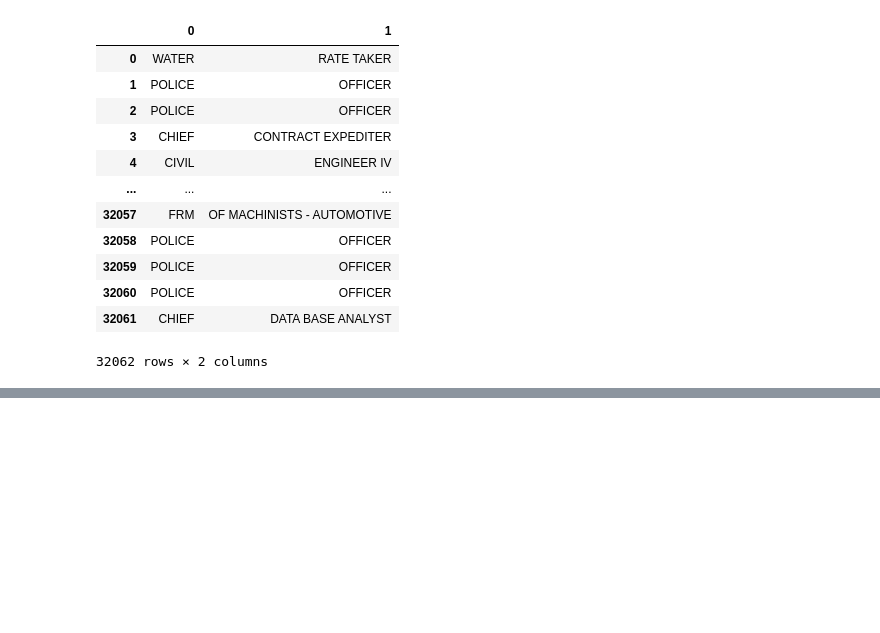
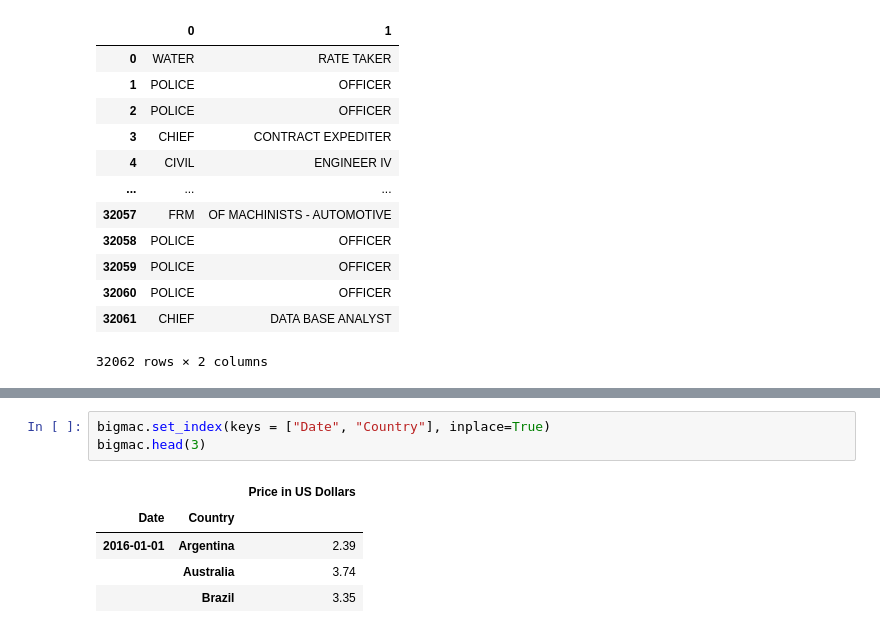
Before and after one commit to Droguigs/Pandas, a Jupyter notebook: notebook/Untitled.ipynb, the cells around one changed output, grey strips where cells are left out. Drawn from its saved outputs; the diff is of its cells as text; blank space fills up the shorter version.

```diff
--- a/notebook/Untitled.ipynb
+++ b/notebook/Untitled.ipynb
@@ -319,0 +377,9 @@ chicago["Position Title"].str.split(" ", expand = True, n = 1)
+# %%
+bigmac.set_index(keys = ["Date", "Country"], inplace=True)
+bigmac.head(3)
+# %% [output]
+|  |  | Price in US Dollars |
+| Date | Country |  |
+| 2016-01-01 | Argentina | 2.39 |
+|  | Australia | 3.74 |
+|  | Brazil | 3.35 |
```
Also changed, not shown: parts of 11 cells of this notebook, 3 other files.
